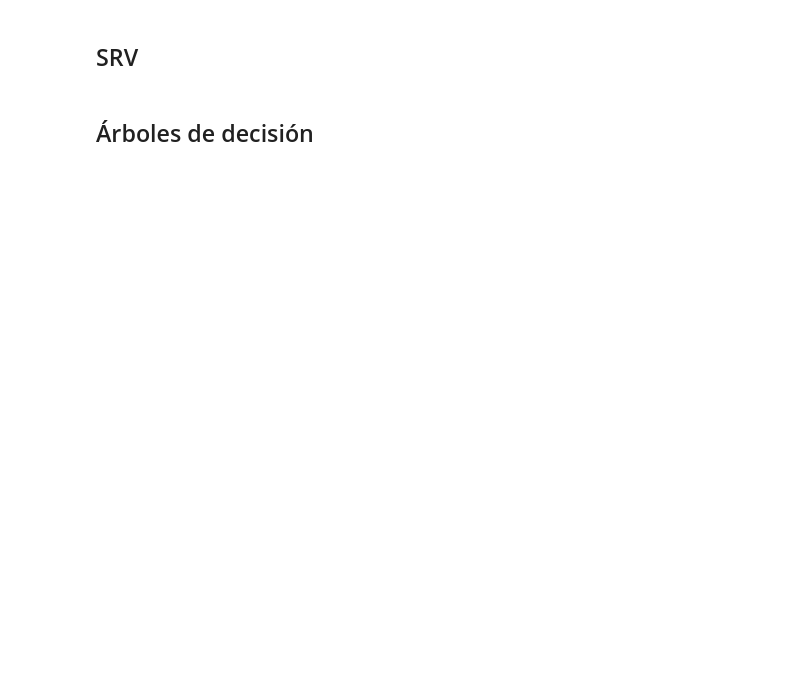
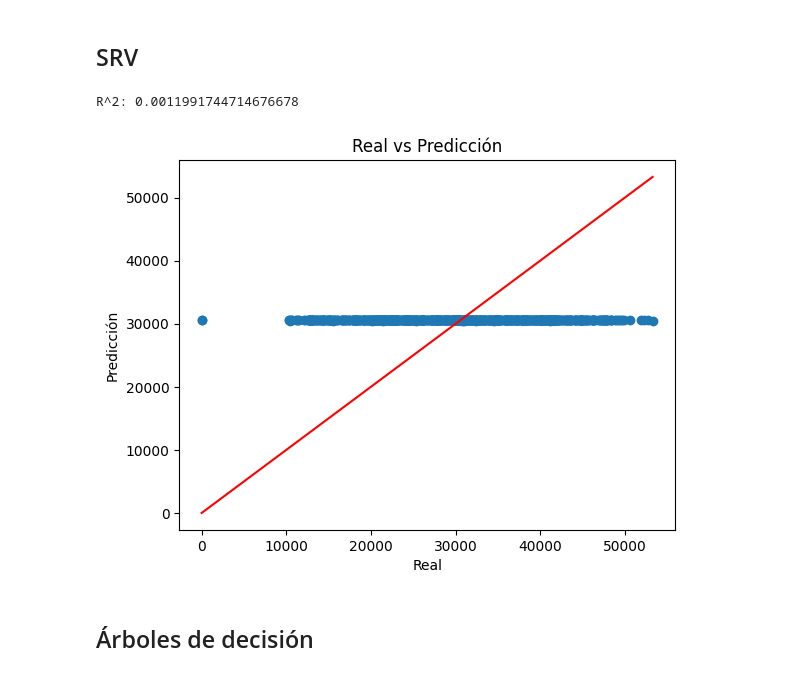
Before and after one commit to Jskenpo/HDT2_DATA_MINING, a Jupyter notebook: HDT2.ipynb, the cells around one changed output. Saved outputs shown, nothing was run; the diff lists cells and outputs as text; code cells hidden in the pictures; blank space fills up the shorter version.

```diff
--- a/HDT2.ipynb
+++ b/HDT2.ipynb
@@ -300,4 +299,24 @@ Coeficientes: [-2.73711145e-11  8.89626390e+02 -1.16970907e+02 -2.96634878e+02
 # %% [markdown]
 ## SRV
+# %%
+scaler = StandardScaler()
+X_train_scaled = scaler.fit_transform(X_train)
+X_test_scaled = scaler.transform(X_test)
+
+model_svr = SVR()
+model_svr.fit(X_train_scaled, y_train)
+y_pred_svr = model_svr.predict(X_test_scaled)
+r2_svr = r2_score(y_test, y_pred_svr)
+print(f'R^2: {r2_svr}')
+
+plt.scatter(y_test, y_pred_svr)
+plt.plot([y_test.min(), y_test.max()], [y_test.min(), y_test.max()], color='red')
+plt.xlabel('Real')
+plt.ylabel('Predicción')
+plt.title('Real vs Predicción')
+plt.show()
+# %% [output]
+R^2: 0.0011991744714676678
+[figure, added]
 # %% [markdown]
 ## Árboles de decisión
```
Also changed, not shown: parts of 4 cells of this notebook.
